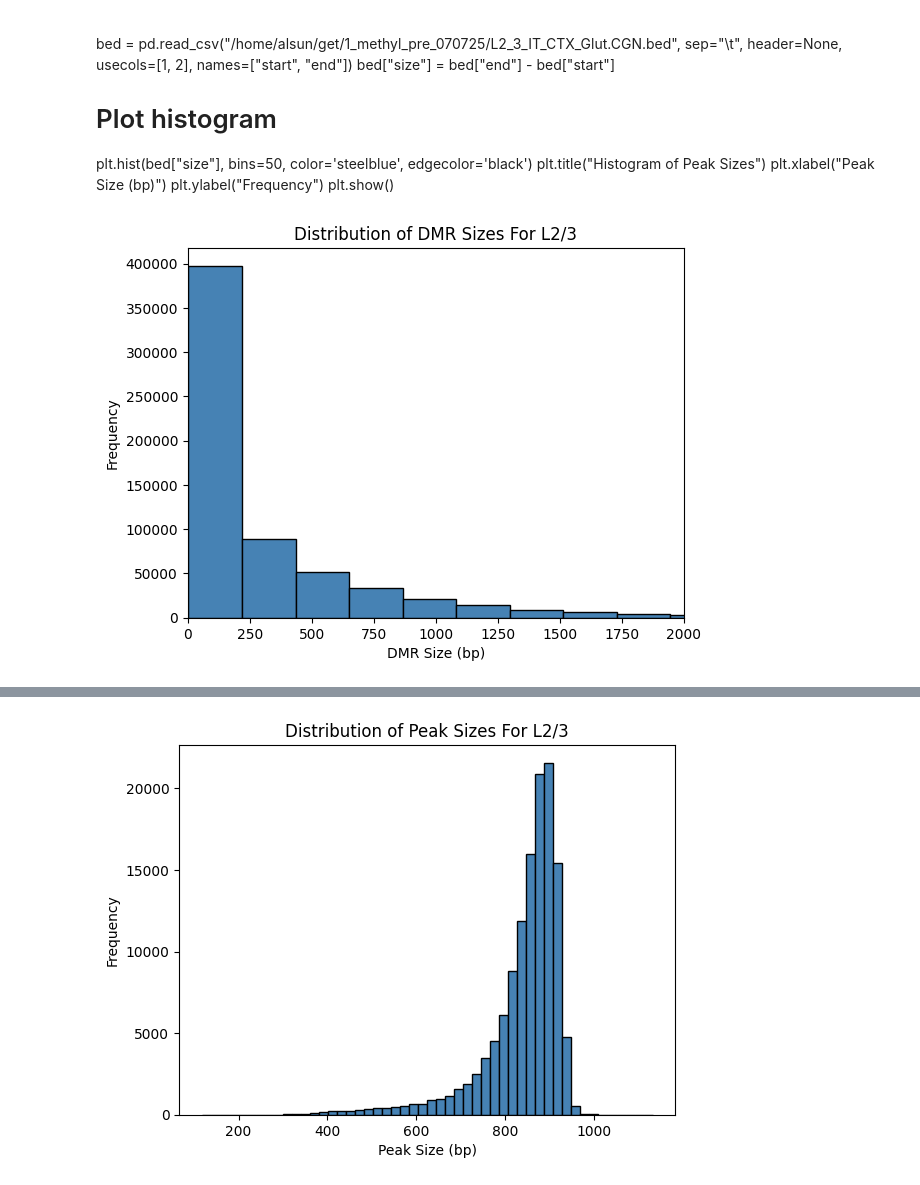
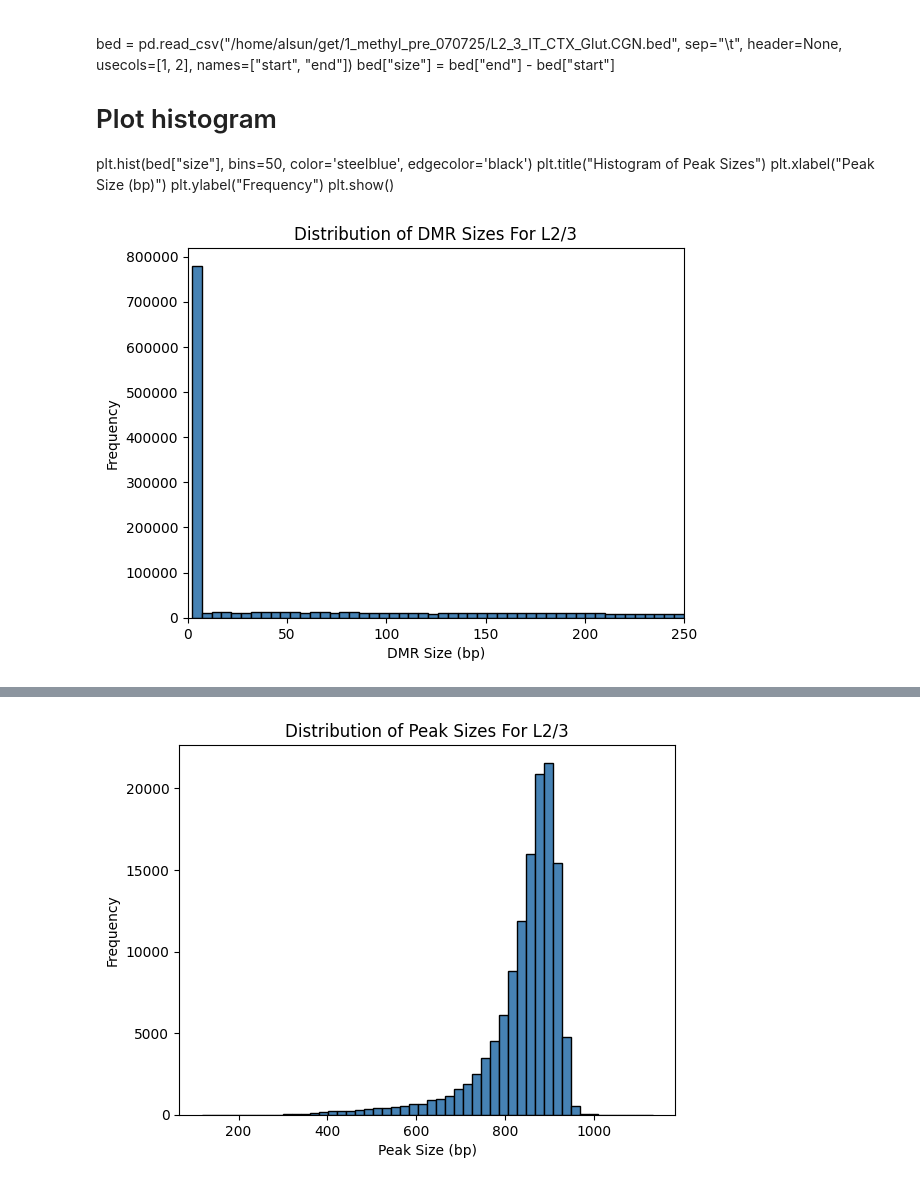
Before and after one commit to asunboi/get, a Jupyter notebook: 1_methyl_preprocess/distribution.ipynb, the cells around one changed output, grey strips where cells are left out. Saved outputs shown, nothing was run; the diff lists cells and outputs as text; code cells hidden in the pictures.

```diff
--- a/1_methyl_preprocess/distribution.ipynb
+++ b/1_methyl_preprocess/distribution.ipynb
@@ -70,20 +71,22 @@ plt.show()
 # %%
 import pandas as pd
 import matplotlib.pyplot as plt
 
 # Load BED file assuming it's tab-separated and has at least 3 columns: chrom, start, end
 bed = pd.read_csv("/home/alsun/get/1_methyl_pre_070725/L2_3_IT_CTX_Glut.CGN.bed", sep="\t", header=None, usecols=[1, 2], names=["start", "end"])
 bed["size"] = bed["end"] - bed["start"]
 
+bed = bed[(bed["size"] > 0) & (bed["size"] <= 250)]
+
 # Plot histogram
 plt.hist(bed["size"], bins=50, color='steelblue', edgecolor='black')
-plt.xlim(0, 2000)
+plt.xlim(0, 250)
 plt.title("Distribution of DMR Sizes For L2/3")
 plt.xlabel("DMR Size (bp)")
 plt.ylabel("Frequency")
 plt.show()
 # %% [output]
-[figure, old version]
+[figure, new version]
 # %%
 # Load BED file assuming it's tab-separated and has at least 3 columns: chrom, start, end
 bed = pd.read_csv("/home/alsun/get/1_methyl_pre_070725/L2_3_IT_CTX_Glut.CGN.bed", sep="\t", header=None, usecols=[1, 2], names=["start", "end"])
```
Also changed, not shown: parts of 2 cells of this notebook, 5 other files.
